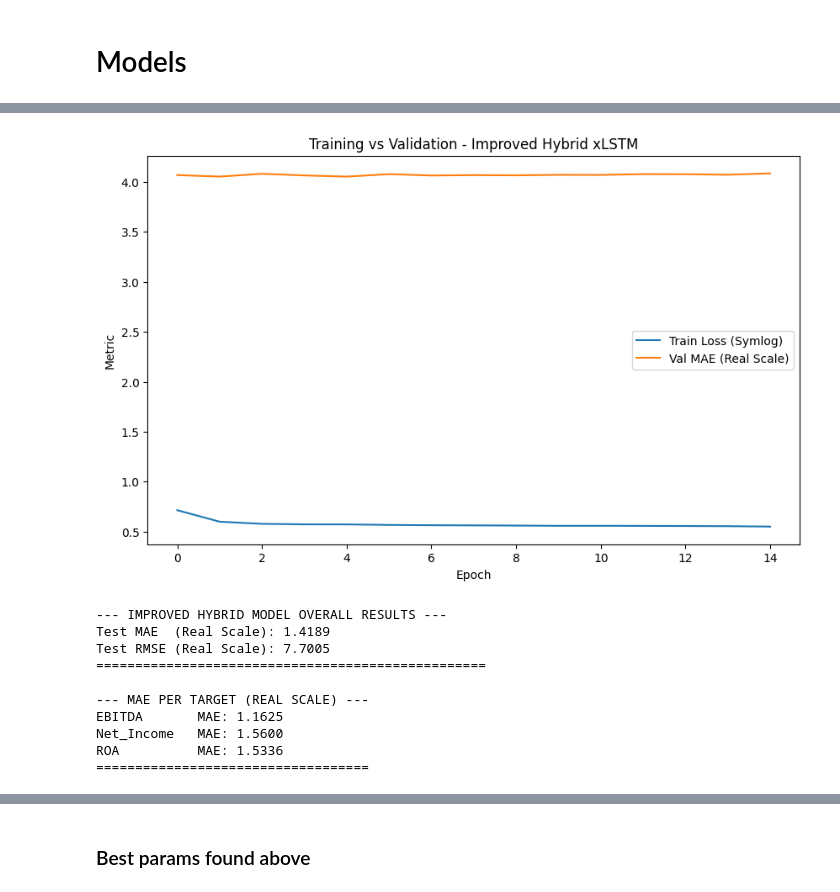
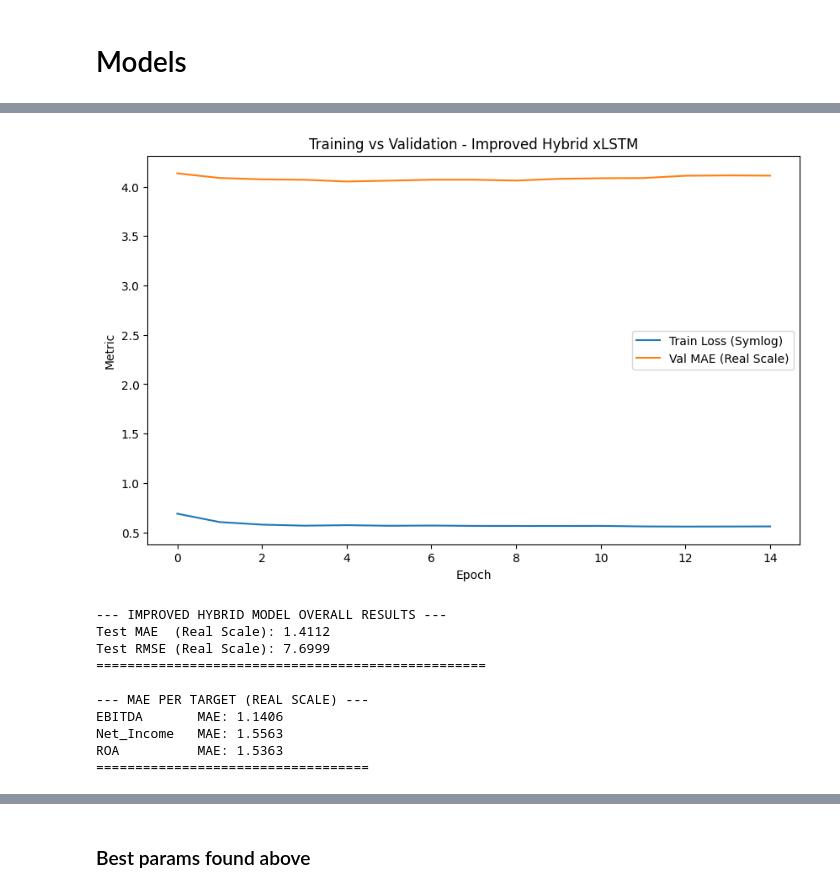
Before and after one commit to dvdbaggio/Mixed-Frequency-Forecasting, a Jupyter notebook: Model/xlstm_shallow.ipynb, the cells around one changed output, grey strips where cells are left out. Saved outputs shown, nothing was run; the diff lists cells and outputs as text; code cells hidden in the pictures.

```diff
--- a/Model/xlstm_shallow.ipynb
+++ b/Model/xlstm_shallow.ipynb
@@ -168,6 +192,7 @@ def extract_mtl_df(df: pd.DataFrame) -> pd.DataFrame:
     for (company, year), group in df.groupby(["company", "year"]):
         window_data = group.iloc[0]["window_data"]
         year_end_date = group.iloc[0]["year_end_date"]
+        static_data = group.iloc[0]["static_data"]
         label_value = np.full(len(PREDICTION_TARGETS), np.nan, dtype=np.float32)
         for i, t in enumerate(PREDICTION_TARGETS):
             t_row = group[group["target"] == t]
@@ -175,7 +200,8 @@ def extract_mtl_df(df: pd.DataFrame) -> pd.DataFrame:
                 label_value[i] = t_row.iloc[0]["label_value"]
         mtl_records.append({
             "company": company, "year": year, "year_end_date": year_end_date,
-            "window_data": window_data, "label_value": label_value
+            "window_data": window_data, "static_data": static_data,
+            "label_value": label_value
         })
     return pd.DataFrame(mtl_records)
 
@@ -195,20 +221,22 @@ class ImprovedYoYDatasetMTL(Dataset):
         row = self.data_df.iloc[idx]
         window = row["window_data"][:, self.feature_indices].copy()
         if self.scaler: window = self.scaler.transform(window)
+        static = row["static_data"].astype(np.float32)
         target = row["label_value"]
         mask = ~np.isnan(target)
         target_clean = np.nan_to_num(target, nan=0.0)
-        return torch.from_numpy(window), torch.tensor(target_clean, dtype=torch.float32), torch.tensor(mask, dtype=torch.bool), len(window)
+        return torch.from_numpy(window), torch.from_numpy(static), torch.tensor(target_clean, dtype=torch.float32), torch.tensor(mask, dtype=torch.bool), len(window)
 
 def collate_fn_improved_mtl(batch):
-    batch.sort(key=lambda x: x[3], reverse=True)
+    batch.sort(key=lambda x: x[4], reverse=True)
     sequences = [x[0] for x in batch]
-    targets = torch.stack([x[1] for x in batch])
-    masks = torch.stack([x[2] for x in batch])
-    lengths = torch.tensor([x[3] for x in batch])
+    statics = torch.stack([x[1] for x in batch])
+    targets = torch.stack([x[2] for x in batch])
+    masks = torch.stack([x[3] for x in batch])
+    lengths = torch.tensor([x[4] for x in batch])
     # xLSTM does not use torch packing natively. We feed it zero-padded batches.
     padded_seqs = torch.nn.utils.rnn.pad_sequence(sequences, batch_first=True)
-    return padded_seqs, targets, masks, lengths
+    return padded_seqs, targets, masks, statics, lengths
 # %% [markdown]
 ## xLSTM Model Architecture definition
 
@@ -1018,8 +1059,9 @@ ROA          MAE: 1.5514
 ===================================
 # %%
 class ImprovedHybrid_xLSTM(nn.Module):
-    def __init__(self, input_size: int, embedding_dim: int = 64, num_targets: int = len(PREDICTION_TARGETS)):
+    def __init__(self, input_size: int, embedding_dim: int = 64, num_targets: int = len(PREDICTION_TARGETS), static_dim: int = 0):
         super().__init__()
+        self.static_dim = static_dim
         self.proj = nn.Linear(input_size, embedding_dim)
 
         # 1) sLSTM config (Strictly Trial 5)
@@ -1056,9 +1098,9 @@ class ImprovedHybrid_xLSTM(nn.Module):
 
         self.xlstm = xLSTMBlockStack(self.xlstm_config)
         self.head_dropout = nn.Dropout(p=0.33)
-        self.head = nn.Linear(embedding_dim, num_targets)
+        self.head = nn.Linear(embedding_dim + static_dim, num_targets)
 
-    def forward(self, x, lengths):
+    def forward(self, x, lengths, static=None):
         B, S, _ = x.shape
         out = self.proj(x)
         out = self.xlstm(out)
@@ -1067,6 +1109,8 @@ class ImprovedHybrid_xLSTM(nn.Module):
         last_out = out.gather(1, idx).squeeze(1)
 
         hidden = self.head_dropout(last_out)
+        if self.static_dim > 0 and static is not None:
+            hidden = torch.cat([hidden, static.to(hidden.device, hidden.dtype)], dim=-1)
         logits = self.head(hidden)
 
         if logits.size(-1) == 1: logits = logits.squeeze(-1)
@@ -1089,7 +1133,8 @@ val_loader_hybrid = DataLoader(ImprovedYoYDatasetMTL(mtl_val_data, robust_scaler
 hybrid_model = ImprovedHybrid_xLSTM(
     input_size=len(selected_indices),
     embedding_dim=64,
-    num_targets=len(PREDICTION_TARGETS)
+    num_targets=len(PREDICTION_TARGETS),
+    static_dim=STATIC_DIM
 )
 
 total_params = sum(p.numel() for p in hybrid_model.parameters() if p.requires_grad)
@@ -1141,13 +1186,13 @@ Epoch  15/70 | Train Loss: 0.5507 | Val MAE (Real): 4.0860 | LR: 0.001100
-[figure, old version]
+[figure, new version]
 --- IMPROVED HYBRID MODEL OVERALL RESULTS ---
-Test MAE  (Real Scale): 1.4189
-Test RMSE (Real Scale): 7.7005
+Test MAE  (Real Scale): 1.4112
+Test RMSE (Real Scale): 7.6999
 ==================================================
 
 --- MAE PER TARGET (REAL SCALE) ---
-EBITDA       MAE: 1.1625
-Net_Income   MAE: 1.5600
-ROA          MAE: 1.5336
+EBITDA       MAE: 1.1406
+Net_Income   MAE: 1.5563
+ROA          MAE: 1.5363
 ===================================
 # %%
 print("Starting explicit Hybrid xLSTM Optimization Sweep...")
```
Also changed, not shown: parts of 13 cells of this notebook, 4 other files.
